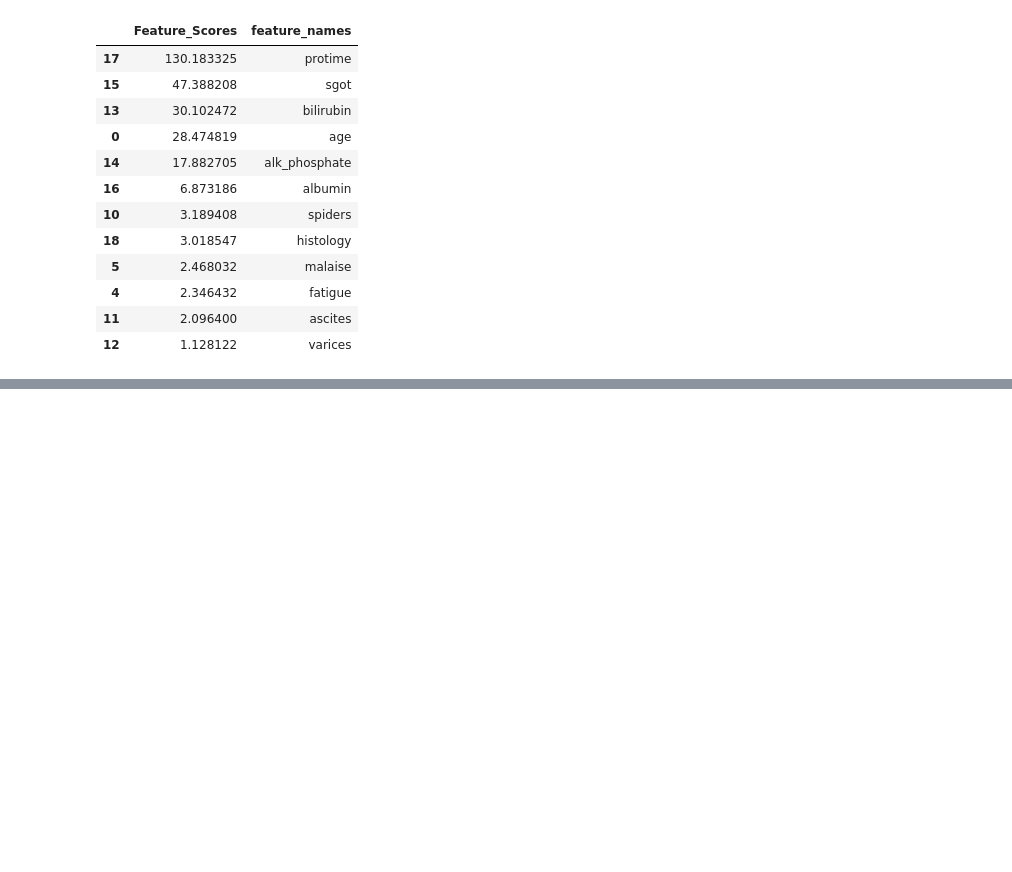
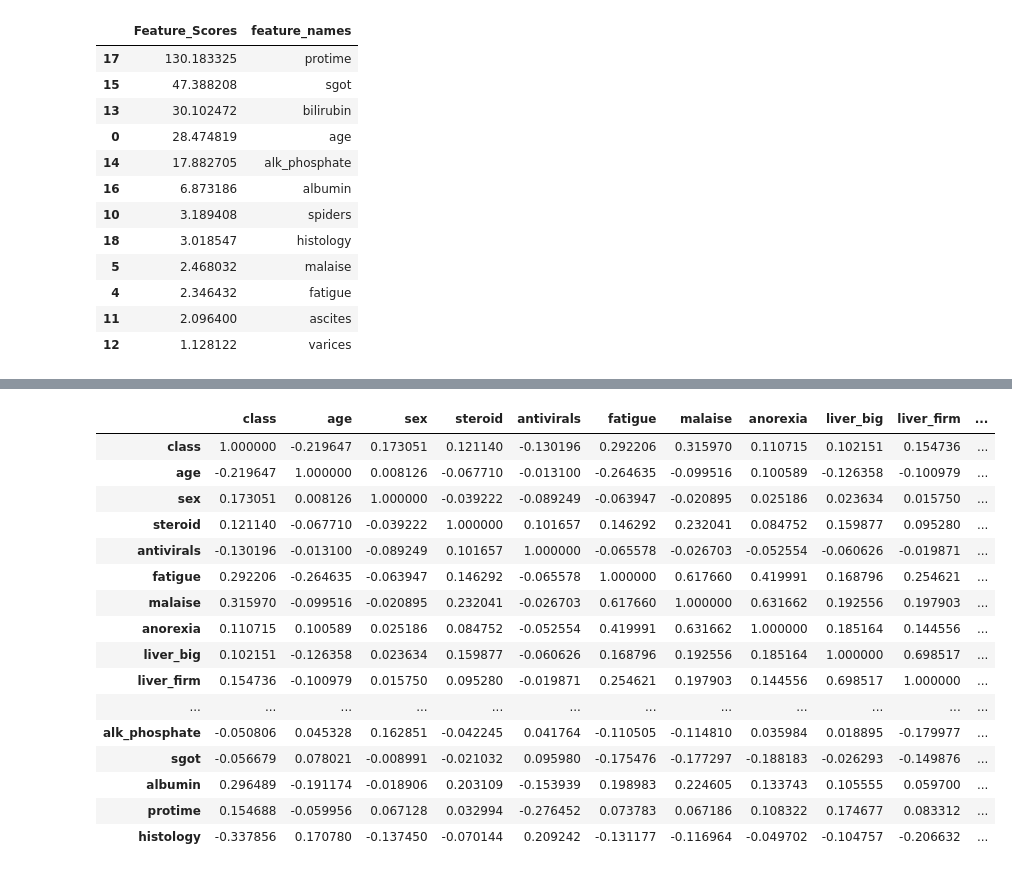
Before and after one commit to code-JOA/Predicting_Hepatitis_Mortality_Rate, a Jupyter notebook: Hepatitis_Mortality_Prediction.ipynb, the cells around one changed output, grey strips where cells are left out. Drawn from its saved outputs; the diff is of its cells as text; code cells hidden in the pictures; blank space fills up the shorter version.

```diff
--- a/Hepatitis_Mortality_Prediction.ipynb
+++ b/Hepatitis_Mortality_Prediction.ipynb
@@ -614,0 +693,20 @@ from sklearn.feature_selection import RFE
+# %%
+df.corr()
+# %% [output]
+|  | class | age | sex | steroid | antivirals | fatigue | malaise | anorexia | liver_big | liver_firm | ... |
+| class | 1.000000 | -0.219647 | 0.173051 | 0.121140 | -0.130196 | 0.292206 | 0.315970 | 0.110715 | 0.102151 | 0.154736 | ... |
+| age | -0.219647 | 1.000000 | 0.008126 | -0.067710 | -0.013100 | -0.264635 | -0.099516 | 0.100589 | -0.126358 | -0.100979 | ... |
+| sex | 0.173051 | 0.008126 | 1.000000 | -0.039222 | -0.089249 | -0.063947 | -0.020895 | 0.025186 | 0.023634 | 0.015750 | ... |
+| steroid | 0.121140 | -0.067710 | -0.039222 | 1.000000 | 0.101657 | 0.146292 | 0.232041 | 0.084752 | 0.159877 | 0.095280 | ... |
+| antivirals | -0.130196 | -0.013100 | -0.089249 | 0.101657 | 1.000000 | -0.065578 | -0.026703 | -0.052554 | -0.060626 | -0.019871 | ... |
+| fatigue | 0.292206 | -0.264635 | -0.063947 | 0.146292 | -0.065578 | 1.000000 | 0.617660 | 0.419991 | 0.168796 | 0.254621 | ... |
+| malaise | 0.315970 | -0.099516 | -0.020895 | 0.232041 | -0.026703 | 0.617660 | 1.000000 | 0.631662 | 0.192556 | 0.197903 | ... |
+| anorexia | 0.110715 | 0.100589 | 0.025186 | 0.084752 | -0.052554 | 0.419991 | 0.631662 | 1.000000 | 0.185164 | 0.144556 | ... |
+| liver_big | 0.102151 | -0.126358 | 0.023634 | 0.159877 | -0.060626 | 0.168796 | 0.192556 | 0.185164 | 1.000000 | 0.698517 | ... |
+| liver_firm | 0.154736 | -0.100979 | 0.015750 | 0.095280 | -0.019871 | 0.254621 | 0.197903 | 0.144556 | 0.698517 | 1.000000 | ... |
+| ... | ... | ... | ... | ... | ... | ... | ... | ... | ... | ... | ... |
+| alk_phosphate | -0.050806 | 0.045328 | 0.162851 | -0.042245 | 0.041764 | -0.110505 | -0.114810 | 0.035984 | 0.018895 | -0.179977 | ... |
+| sgot | -0.056679 | 0.078021 | -0.008991 | -0.021032 | 0.095980 | -0.175476 | -0.177297 | -0.188183 | -0.026293 | -0.149876 | ... |
+| albumin | 0.296489 | -0.191174 | -0.018906 | 0.203109 | -0.153939 | 0.198983 | 0.224605 | 0.133743 | 0.105555 | 0.059700 | ... |
+| protime | 0.154688 | -0.059956 | 0.067128 | 0.032994 | -0.276452 | 0.073783 | 0.067186 | 0.108322 | 0.174677 | 0.083312 | ... |
+| histology | -0.337856 | 0.170780 | -0.137450 | -0.070144 | 0.209242 | -0.131177 | -0.116964 | -0.049702 | -0.104757 | -0.206632 | ... |
```
Also changed, not shown: parts of 20 cells of this notebook.
